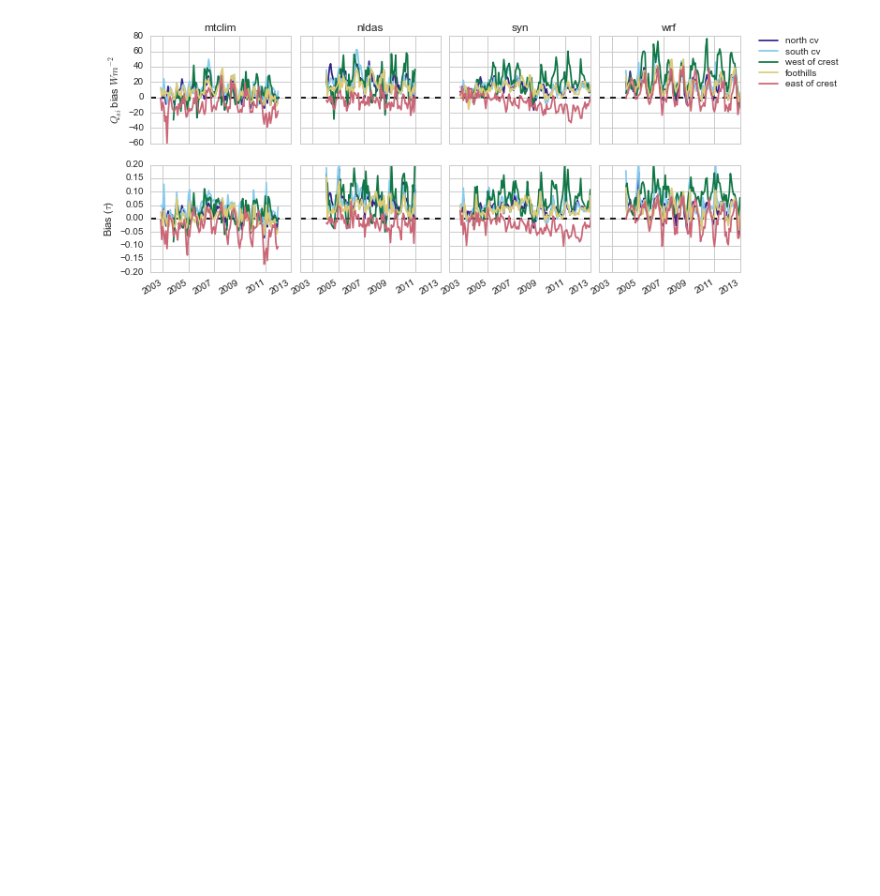
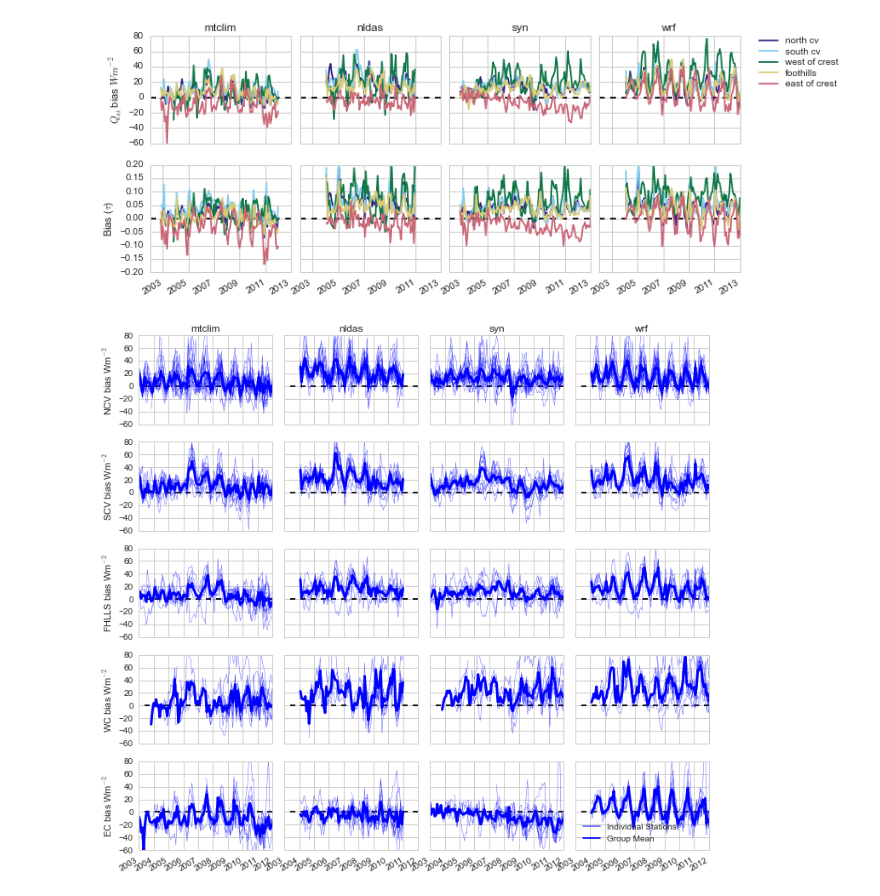
Before and after one commit to klapo/CalRad, a Jupyter notebook: CR.Tau_QsiBias.ipynb, the cells around one changed output. Cells and saved outputs as stored; diff of their text form; code cells hidden in the pictures; blank space fills up the shorter version.

Commit message:
Formatted figure

```diff
--- a/CR.Tau_QsiBias.ipynb
+++ b/CR.Tau_QsiBias.ipynb
@@ -396,38 +396,51 @@ colsche = kgraph.SRON(5)
 
 fig = plt.figure(figsize=(12,12))
 gs = matplotlib.gridspec.GridSpec(5,4)
-gs.update(wspace=0.075)
+gs.update(wspace=0.09)
 
 for n,gr in enumerate(grouping):
     for m,pr in enumerate(pr_names):
         if pr == 'grobs':
             continue
         ax = plt.subplot(gs[n,m])
 
         ###################
         # Shortwave Bias ##
         ###################
         ax.plot(np.array([datetime(2002,1,1),datetime(2013,1,1)]),np.array([0,0]),'k--')
         ax.plot(grobs_diff.time,grobs_diff[pr].loc[{'Grouping':gr}],\
-                color=colsche[n],label=gr,alpha=.6,lw=.5)
+                color='b',alpha=.6,lw=.5)
         ax.plot(grobs_diff.time,grobs_diff[pr].loc[{'Grouping':gr}].mean(dim='Grouping'),\
-                color=colsche[n],label=gr,lw=3)
+                color='b',lw=3)
 
         # Labels - products
         if n == 0:
             ax.set_title(pr)
         # Labels - groups
         if m == 0:
             ax.set_ylabel(grouping_shortlabel[n]+' bias Wm$^{-2}$')
-
         else:
             ax.yaxis.set_ticklabels([])
-        ax.set_xlim(datetime(2002,1,1),datetime(2013,1,1))
+        # Legend
+        if n == 0 and m == 0:
+            ax.legend(ncol=1)
+
+
+        ax.set_xlim(datetime(2003,1,1),datetime(2012,1,1))
         ax.set_ylim(-60,80)
 
+## Legend
+import matplotlib.lines as mlines
+label = ['Individual Stations','Group Mean']
+alpha = np.array([.6,1])
+h = [mlines.Line2D([],[],color='b',label=lab, alpha=a) \
+            for a,lab in zip(alpha,label)]
+leg = plt.legend(handles=h,loc='lower left')
 fig.autofmt_xdate()
 
 os.chdir(dir_print)
 fname = 'SWdwn_bias_monthly.AllGroups.png'
 fig.savefig(fname)
-plt.close(fig)
+# plt.close(fig)
+# %% [output]
+[figure, added]
```
